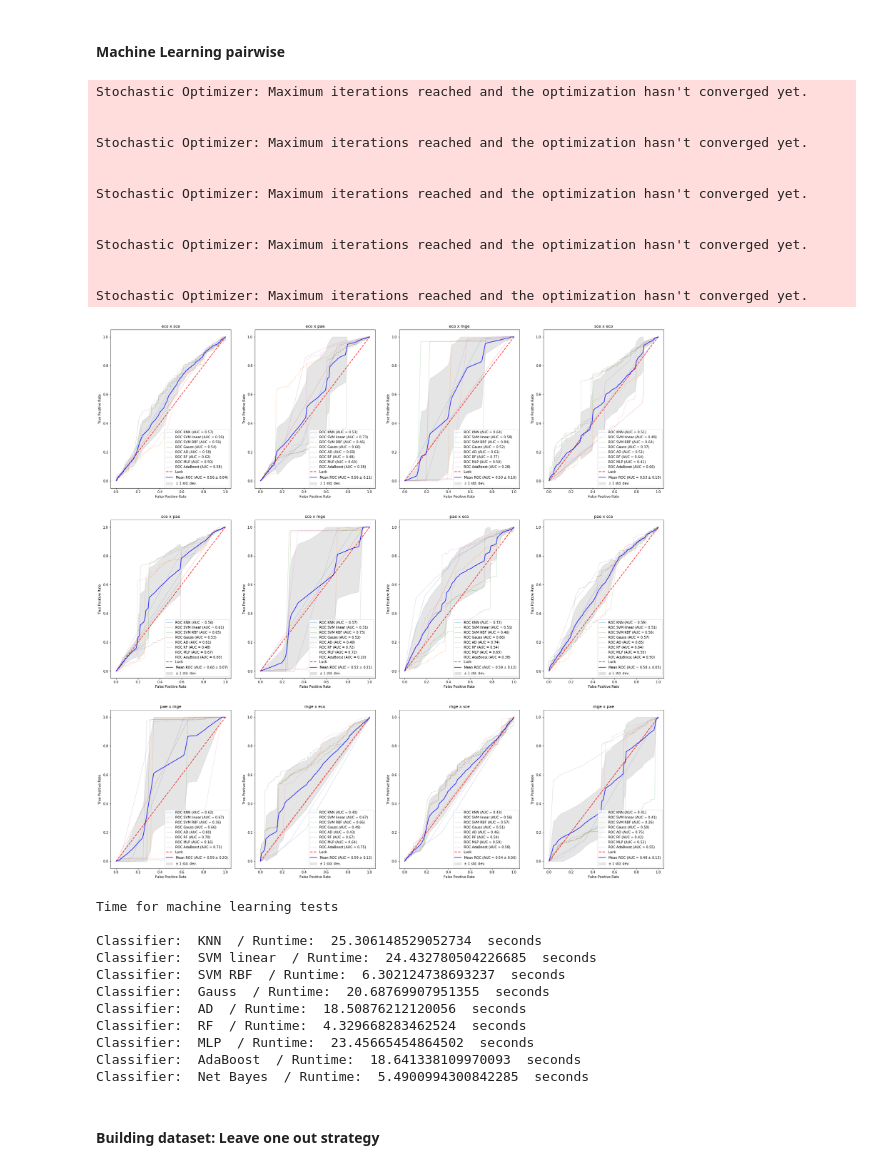
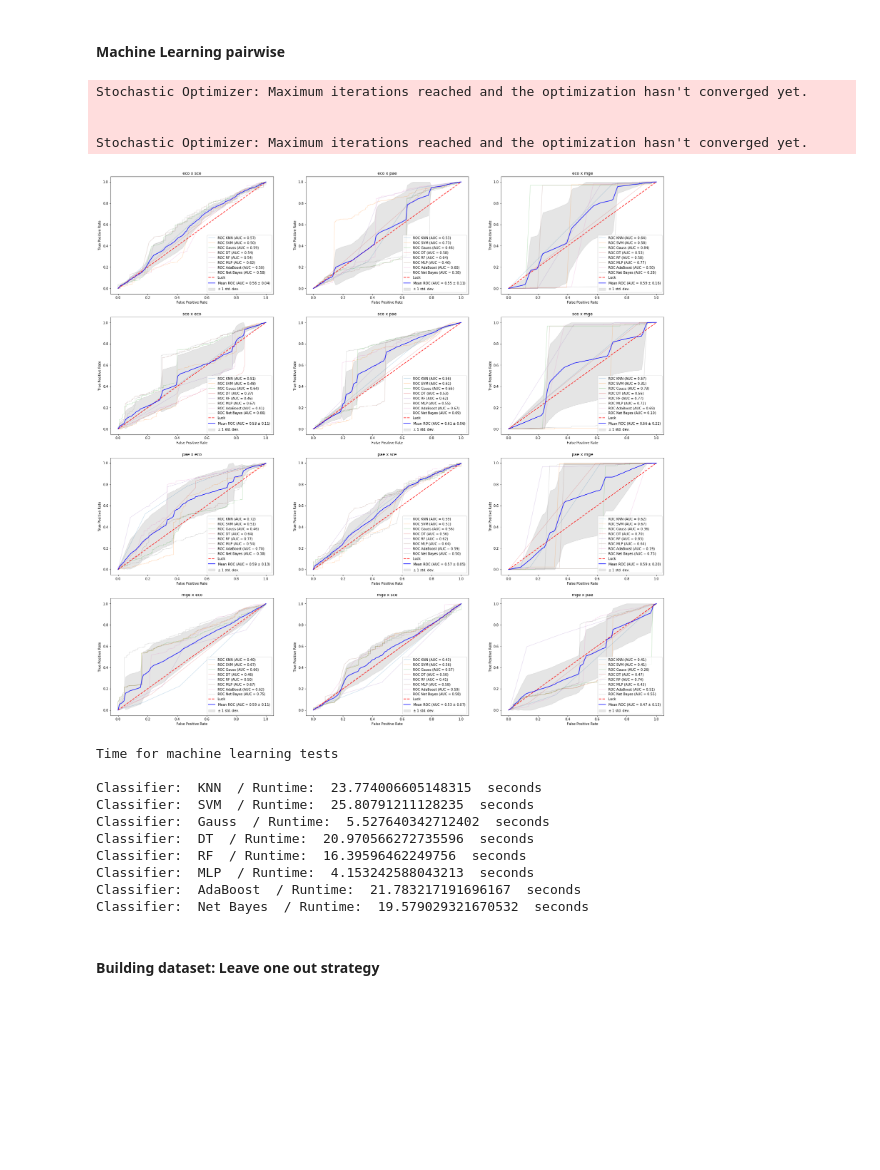
Before and after one commit to heriosousa/Projeto-Essencial, a Jupyter notebook: MachineLearningApproach.ipynb, the cells around one changed output. Saved outputs shown, nothing was run; the diff lists cells and outputs as text; code cells hidden in the pictures; blank space fills up the shorter version.

```diff
--- a/MachineLearningApproach.ipynb
+++ b/MachineLearningApproach.ipynb
@@ -87,10 +87,9 @@ classifiers = [KNeighborsClassifier(),
               AdaBoostClassifier(),
               GaussianNB()]
 cls = ["KNN",
-      "SVM linear",
-      "SVM RBF",
+      "SVM",
       "Gauss",
-      "AD",
+      "DT",
       "RF",
       "MLP",
       "AdaBoost",
@@ -127,37 +126,28 @@ mge_y.replace(3,1, inplace=True)
 # %%
 fig = plt.figure(figsize=(30,30))
 pcount = 1
-row = 3
-col = 4
+row = 4
+col = 3
 runtimes = []
 for i in [(eco_x,eco_y,'eco'),(sce_x,sce_y,'sce'),(pae_x,pae_y,'pae'),(mge_x,mge_y,'mge')]:
     for j in [(eco_x,eco_y,'eco'),(sce_x,sce_y,'sce'),(pae_x,pae_y,'pae'),(mge_x,mge_y,'mge')]:
         if i[2] != j[2]:
             tprs_dall = []
             aucs_dall = []
             mean_fpr_dall = np.linspace(0, 1, 100)
             a = fig.add_subplot(row, col, pcount)
             s = time.time()
             imgshow = roc(i[0],i[1],j[0],j[1], mean_fpr_dall, aucs_dall,tprs_dall,classifiers,cls)
             runtimes.append(time.time() - s)
             a.set_title(i[2]+" x "+j[2])
             pcount+=1
 plt.show()
 # %% [output]
 Stochastic Optimizer: Maximum iterations reached and the optimization hasn't converged yet.
 
 
 Stochastic Optimizer: Maximum iterations reached and the optimization hasn't converged yet.
-
-
-Stochastic Optimizer: Maximum iterations reached and the optimization hasn't converged yet.
-
-
-Stochastic Optimizer: Maximum iterations reached and the optimization hasn't converged yet.
-
-
-Stochastic Optimizer: Maximum iterations reached and the optimization hasn't converged yet.
-[figure, old version]
+[figure, new version]
 # %%
 print("Time for machine learning tests\n")
 for i in zip(cls, runtimes):
@@ -165,15 +155,14 @@ for i in zip(cls, runtimes):
 # %% [output]
 Time for machine learning tests
 
-Classifier:  KNN  / Runtime:  25.306148529052734  seconds
-Classifier:  SVM linear  / Runtime:  24.432780504226685  seconds
-Classifier:  SVM RBF  / Runtime:  6.302124738693237  seconds
-Classifier:  Gauss  / Runtime:  20.68769907951355  seconds
-Classifier:  AD  / Runtime:  18.50876212120056  seconds
-Classifier:  RF  / Runtime:  4.329668283462524  seconds
-Classifier:  MLP  / Runtime:  23.45665454864502  seconds
-Classifier:  AdaBoost  / Runtime:  18.641338109970093  seconds
-Classifier:  Net Bayes  / Runtime:  5.4900994300842285  seconds
+Classifier:  KNN  / Runtime:  23.774006605148315  seconds
+Classifier:  SVM  / Runtime:  25.80791211128235  seconds
+Classifier:  Gauss  / Runtime:  5.527640342712402  seconds
+Classifier:  DT  / Runtime:  20.970566272735596  seconds
+Classifier:  RF  / Runtime:  16.39596462249756  seconds
+Classifier:  MLP  / Runtime:  4.153242588043213  seconds
+Classifier:  AdaBoost  / Runtime:  21.783217191696167  seconds
+Classifier:  Net Bayes  / Runtime:  19.579029321670532  seconds
 # %% [markdown]
 #### Building dataset: Leave one out strategy
 # %%
```
Also changed, not shown: parts of 16 cells of this notebook.
